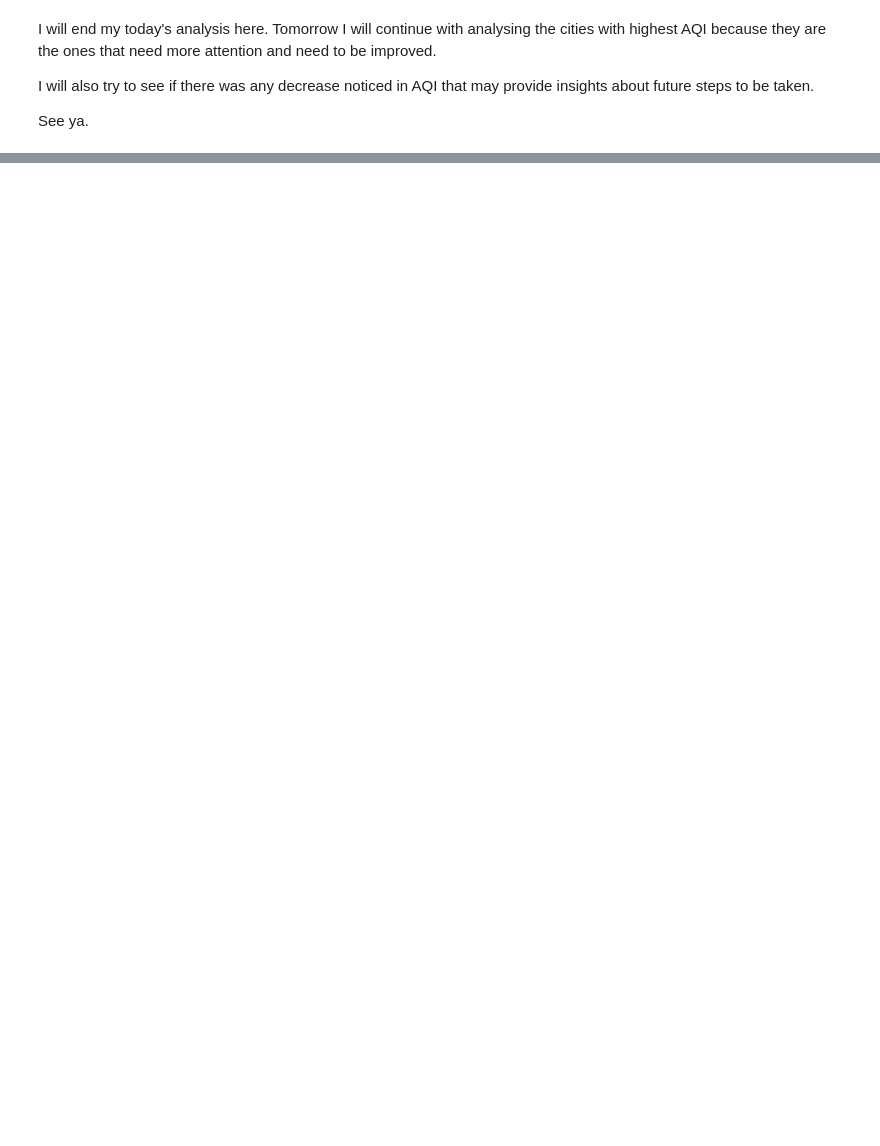
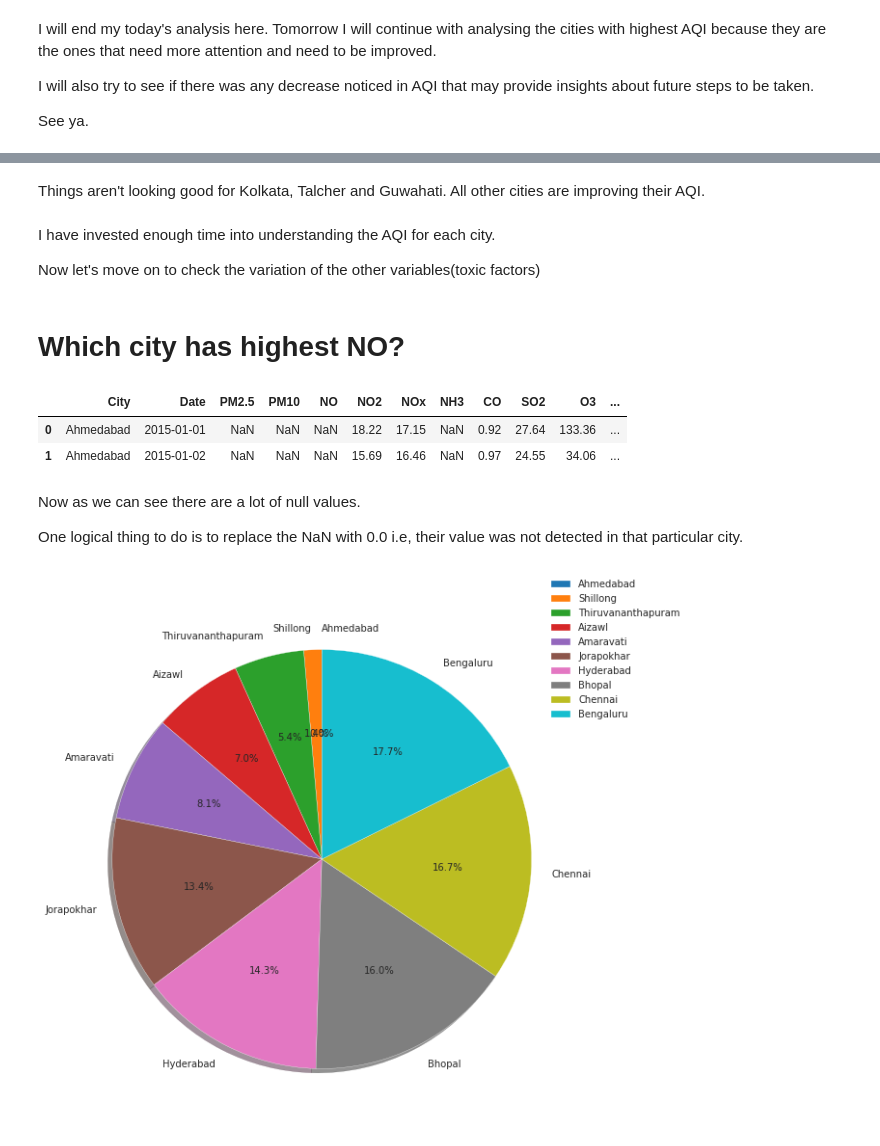
Before and after one commit to pratik-276/Infinite_Stories_with_Data, a Jupyter notebook: Air Quality Data India (2015-20)/Air Quality Data in India(2015-2020).ipynb, the cells around one changed output, grey strips where cells are left out. Drawn from its saved outputs; the diff is of its cells as text; code cells hidden in the pictures; blank space fills up the shorter version.

```diff
--- a/Air Quality Data India (2015-20)/Air Quality Data in India(2015-2020).ipynb
+++ b/Air Quality Data India (2015-20)/Air Quality Data in India(2015-2020).ipynb
@@ -119,0 +231,32 @@ See ya.
+# %% [markdown]
+Things aren't looking good for Kolkata, Talcher and Guwahati. All other cities are improving their AQI.
+# %% [markdown]
+I have invested enough time into understanding the AQI for each city.
+
+Now let's move on to check the variation of the other variables(toxic factors)
+# %% [markdown]
+# Which city has highest NO?
+# %%
+data.head(2)
+# %% [output]
+|  | City | Date | PM2.5 | PM10 | NO | NO2 | NOx | NH3 | CO | SO2 | O3 | ... |
+| 0 | Ahmedabad | 2015-01-01 | NaN | NaN | NaN | 18.22 | 17.15 | NaN | 0.92 | 27.64 | 133.36 | ... |
+| 1 | Ahmedabad | 2015-01-02 | NaN | NaN | NaN | 15.69 | 16.46 | NaN | 0.97 | 24.55 | 34.06 | ... |
+# %% [markdown]
+Now as we can see there are a lot of null values.
+
+One logical thing to do is to replace the NaN with 0.0 i.e, their value was not detected in that particular city.
+# %%
+#imputing null values with 0.0
+df = data.fillna(0.0)
+# %%
+no = df.groupby('City')['NO'].mean().reset_index()
+no  = no.sort_values("NO")
+no = no.head(10)
+fig1, ax1 = plt.subplots(figsize=(15,10))
+ax1.pie(no['NO'].tolist(), labels=no['City'].tolist(), autopct='%1.1f%%',
+        shadow=True, startangle=90)
+plt.legend(loc='right',bbox_to_anchor=(1.2,0.9))
+plt.show()
+# %% [output]
+[figure, added]
```
Also changed, not shown: parts of 25 cells of this notebook.
